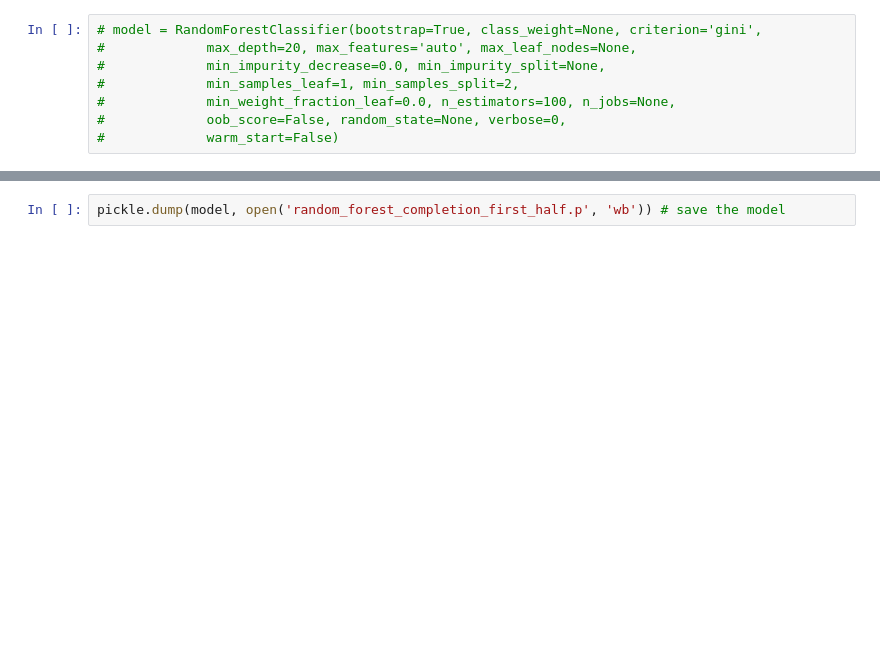
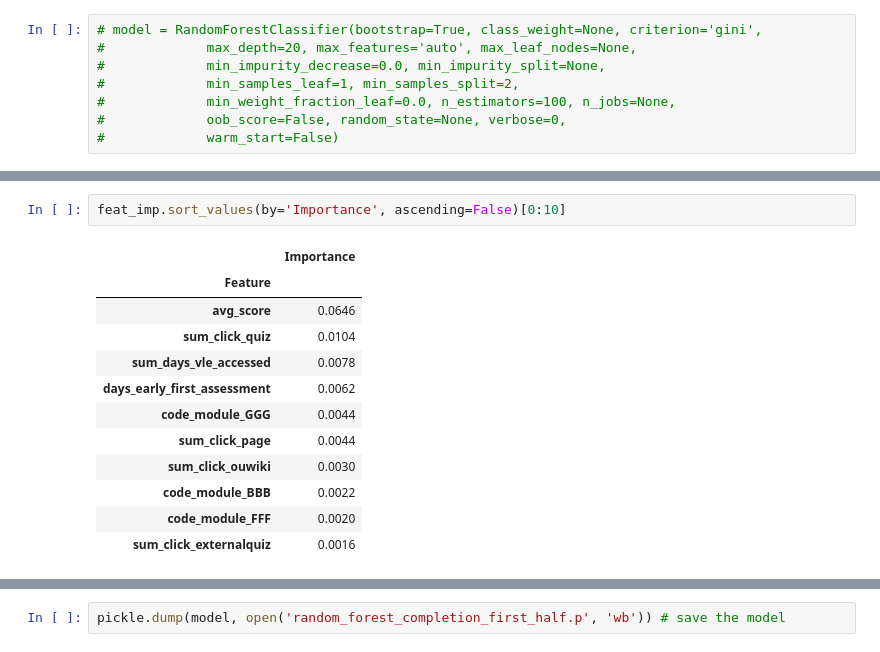
Before and after one commit to jeremymiller00/Predicting-Success-in-Online-Education, a Jupyter notebook: models/random_forest_completion.ipynb, the cells around one changed output, grey strips where cells are left out. Drawn from its saved outputs; the diff is of its cells as text; blank space fills up the shorter version.

```diff
--- a/models/random_forest_completion.ipynb
+++ b/models/random_forest_completion.ipynb
@@ -144 +109,16 @@ weighted avg       0.88      0.88      0.88     10768
+# %%
+feat_imp.sort_values(by='Importance', ascending=False)[0:10]
+# %% [output]
+|  | Importance |
+| Feature |  |
+| avg_score | 0.0646 |
+| sum_click_quiz | 0.0104 |
+| sum_days_vle_accessed | 0.0078 |
+| days_early_first_assessment | 0.0062 |
+| code_module_GGG | 0.0044 |
+| sum_click_page | 0.0044 |
+| sum_click_ouwiki | 0.0030 |
+| code_module_BBB | 0.0022 |
+| code_module_FFF | 0.0020 |
+| sum_click_externalquiz | 0.0016 |
 # %%
```
Also changed, not shown: parts of 20 cells of this notebook, 2 other files.
